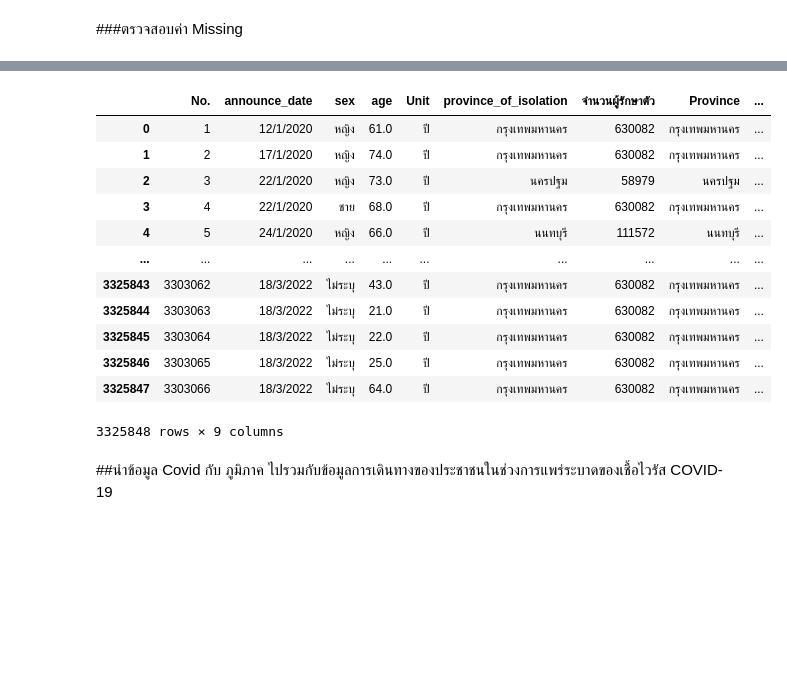
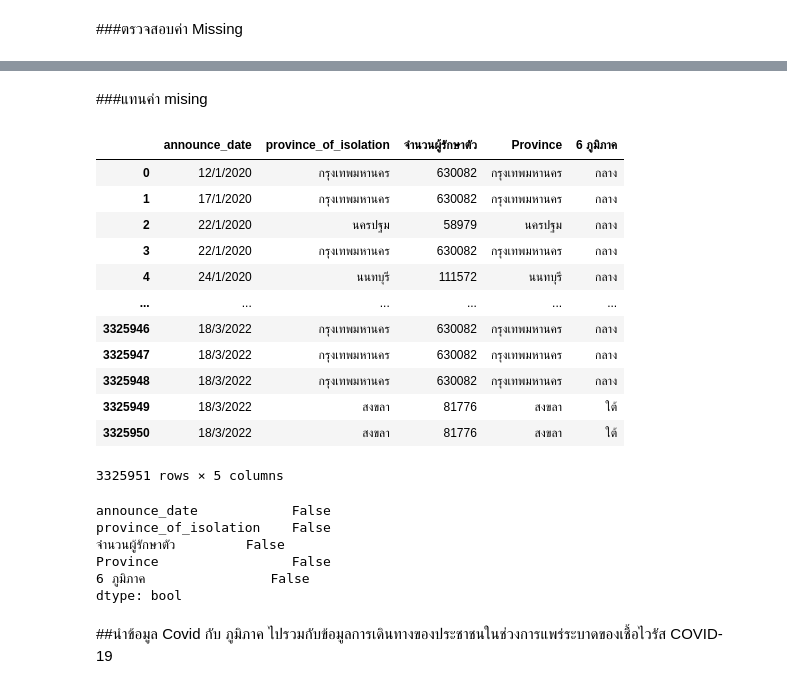
Before and after one commit to Nunticha24/data_viz_2022, a Jupyter notebook: Project_Dinosaur.ipynb, the cells around one changed output, grey strips where cells are left out. Saved outputs shown, nothing was run; the diff lists cells and outputs as text; code cells hidden in the pictures; blank space fills up the shorter version.

```diff
--- a/Project_Dinosaur.ipynb
+++ b/Project_Dinosaur.ipynb
@@ -166,3 +151,0 @@ See the caveats in the documentation: https://pandas.pydata.org/pandas-docs/stab
-# %%
-Covid = Covid.fillna(method="bfill") #ใช้ bfill คือการแทนที่ด้วยค่าถัดไปคือการนำค่าถัดไปที่มีค่า ของเซลล์ตัวเองมาแทนที่ลงในช่องที่เป็น NaN
-Covid.isnull().any() #เช็คข้อมูลในแต่ละคอลัมน์อีกครั้ง
@@ -176,0 +152,3 @@ dtype: bool
+# %%
+Covid = Covid.fillna(value={'province_of_isolation':'ไม่ระบุ'})
+Covid
@@ -234,6 +226,3 @@ Covid_gb
 | 76 | แม่ฮ่องสอน | 4475 |
 | 77 | ไม่ระบุ | 3956 |
 78 rows × 2 columns
-# %%
-datacovid_dropped = Covid.dropna() #drop ค่าว่างออกจากตาราง
-datacovid_dropped
@@ -275,6 +250,6 @@ covid_iso
 # %%
 data_region = {'Province': ['อำนาจเจริญ', 'บึงกาฬ', 'บุรีรัมย์', 'ชัยภูมิ', 'กาฬสินธุ์', 'ขอนแก่น', 'เลย', 'มหาสารคาม', 'มุกดาหาร', 'นครพนม', 'นครราชสีมา', 'หนองบัวลำภู', 'หนองคาย', 'ร้อยเอ็ด', 'สกลนคร', 'ศรีสะเกษ', 'สุรินทร์', 'อุบลราชธานี', 'อุดรธานี', 'ยโสธร','เชียงใหม่', 'เชียงราย', 'ลำปาง', 'ลำพูน', 'แม่ฮ่องสอน', 'น่าน', 'พะเยา', 'แพร่', 'อุตรดิตถ์','ตาก','สุโขทัย', 'พิษณุโลก', 'พิจิตร', 'กำแพงเพชร', 'เพชรบูรณ์','นครสวรรค์', 'อุทัยธานี','อ่างทอง', 'ชัยนาท', 'พระนครศรีอยุธยา', 'กรุงเทพมหานคร', 'ลพบุรี', 'นครปฐม', 'นนทบุรี', 'ปทุมธานี', 'สมุทรปราการ','สมุทรสาคร', 'สมุทรสงคราม','สระบุรี', 'สิงห์บุรี', 'สุพรรณบุรี','นครนายก','ฉะเชิงเทรา', 'จันทบุรี', 'ชลบุรี', 'ปราจีนบุรี', 'ระยอง', 'สระแก้ว', 'ตราด','กาญจนบุรี', 'ราชบุรี','เพชรบุรี', 'ประจวบคีรีขันธ์','ชุมพร', 'นครศรีธรรมราช', 'นราธิวาส', 'ปัตตานี', 'พัทลุง', 'สงขลา', 'สุราษฎร์ธานี', 'ยะลา','กระบี่', 'พังงา', 'ภูเก็ต', 'ระนอง', 'สตูล', 'ตรัง'],
-            '6 ภูมิภาค (ภูมิศาสตร์)': ['ตะวันออกเฉียงเหนือ','ตะวันออกเฉียงเหนือ','ตะวันออกเฉียงเหนือ','ตะวันออกเฉียงเหนือ','ตะวันออกเฉียงเหนือ','ตะวันออกเฉียงเหนือ','ตะวันออกเฉียงเหนือ','ตะวันออกเฉียงเหนือ','ตะวันออกเฉียงเหนือ','ตะวันออกเฉียงเหนือ','ตะวันออกเฉียงเหนือ','ตะวันออกเฉียงเหนือ','ตะวันออกเฉียงเหนือ','ตะวันออกเฉียงเหนือ','ตะวันออกเฉียงเหนือ','ตะวันออกเฉียงเหนือ','ตะวันออกเฉียงเหนือ','ตะวันออกเฉียงเหนือ','ตะวันออกเฉียงเหนือ','ตะวันออกเฉียงเหนือ','เหนือ','เหนือ','เหนือ','เหนือ','เหนือ','เหนือ','เหนือ','เหนือ','เหนือ','ตะวันตก','กลาง','กลาง','กลาง','กลาง','กลาง','กลาง','กลาง','กลาง','กลาง','กลาง','กลาง','กลาง','กลาง','กลาง','กลาง','กลาง','กลาง','กลาง','กลาง','กลาง','กลาง','กลาง','ตะวันออก','ตะวันออก','ตะวันออก','ตะวันออก','ตะวันออก','ตะวันออก','ตะวันออก','ตะวันตก','ตะวันตก','ตะวันตก','ตะวันตก','ใต้','ใต้','ใต้','ใต้','ใต้','ใต้','ใต้','ใต้','ใต้','ใต้','ใต้','ใต้','ใต้','ใต้']
+            '6 ภูมิภาค': ['ตะวันออกเฉียงเหนือ','ตะวันออกเฉียงเหนือ','ตะวันออกเฉียงเหนือ','ตะวันออกเฉียงเหนือ','ตะวันออกเฉียงเหนือ','ตะวันออกเฉียงเหนือ','ตะวันออกเฉียงเหนือ','ตะวันออกเฉียงเหนือ','ตะวันออกเฉียงเหนือ','ตะวันออกเฉียงเหนือ','ตะวันออกเฉียงเหนือ','ตะวันออกเฉียงเหนือ','ตะวันออกเฉียงเหนือ','ตะวันออกเฉียงเหนือ','ตะวันออกเฉียงเหนือ','ตะวันออกเฉียงเหนือ','ตะวันออกเฉียงเหนือ','ตะวันออกเฉียงเหนือ','ตะวันออกเฉียงเหนือ','ตะวันออกเฉียงเหนือ','เหนือ','เหนือ','เหนือ','เหนือ','เหนือ','เหนือ','เหนือ','เหนือ','เหนือ','ตะวันตก','กลาง','กลาง','กลาง','กลาง','กลาง','กลาง','กลาง','กลาง','กลาง','กลาง','กลาง','กลาง','กลาง','กลาง','กลาง','กลาง','กลาง','กลาง','กลาง','กลาง','กลาง','กลาง','ตะวันออก','ตะวันออก','ตะวันออก','ตะวันออก','ตะวันออก','ตะวันออก','ตะวันออก','ตะวันตก','ตะวันตก','ตะวันตก','ตะวันตก','ใต้','ใต้','ใต้','ใต้','ใต้','ใต้','ใต้','ใต้','ใต้','ใต้','ใต้','ใต้','ใต้','ใต้']
 }
 data_region = pd.DataFrame.from_dict(data_region)
 data_region #แสดงตาราง Region
@@ -400,21 +371,32 @@ Province                   True
 dtype: bool
+# %% [markdown]
+###แทนค่า mising
 # %%
-covid_re = covid_re.fillna(value={'จังหวัด':'ไม่ระบุ','6 ภูมิภาค (ภูมิศาสตร์)':'ไม่ระบุ'})
+covid_re = covid_re.fillna(value={'Province':'ไม่ระบุ','6 ภูมิภาค':'ไม่ระบุ'})
 covid_re
 # %% [output]
-|  | No. | announce_date | sex | age | Unit | province_of_isolation | จำนวนผู้รักษาตัว | Province | ... |
-| 0 | 1 | 12/1/2020 | หญิง | 61.0 | ปี | กรุงเทพมหานคร | 630082 | กรุงเทพมหานคร | ... |
-| 1 | 2 | 17/1/2020 | หญิง | 74.0 | ปี | กรุงเทพมหานคร | 630082 | กรุงเทพมหานคร | ... |
-| 2 | 3 | 22/1/2020 | หญิง | 73.0 | ปี | นครปฐม | 58979 | นครปฐม | ... |
-| 3 | 4 | 22/1/2020 | ชาย | 68.0 | ปี | กรุงเทพมหานคร | 630082 | กรุงเทพมหานคร | ... |
-| 4 | 5 | 24/1/2020 | หญิง | 66.0 | ปี | นนทบุรี | 111572 | นนทบุรี | ... |
-| ... | ... | ... | ... | ... | ... | ... | ... | ... | ... |
-| 3325843 | 3303062 | 18/3/2022 | ไม่ระบุ | 43.0 | ปี | กรุงเทพมหานคร | 630082 | กรุงเทพมหานคร | ... |
-| 3325844 | 3303063 | 18/3/2022 | ไม่ระบุ | 21.0 | ปี | กรุงเทพมหานคร | 630082 | กรุงเทพมหานคร | ... |
-| 3325845 | 3303064 | 18/3/2022 | ไม่ระบุ | 22.0 | ปี | กรุงเทพมหานคร | 630082 | กรุงเทพมหานคร | ... |
-| 3325846 | 3303065 | 18/3/2022 | ไม่ระบุ | 25.0 | ปี | กรุงเทพมหานคร | 630082 | กรุงเทพมหานคร | ... |
-| 3325847 | 3303066 | 18/3/2022 | ไม่ระบุ | 64.0 | ปี | กรุงเทพมหานคร | 630082 | กรุงเทพมหานคร | ... |
+|  | announce_date | province_of_isolation | จำนวนผู้รักษาตัว | Province | 6 ภูมิภาค |
+| 0 | 12/1/2020 | กรุงเทพมหานคร | 630082 | กรุงเทพมหานคร | กลาง |
+| 1 | 17/1/2020 | กรุงเทพมหานคร | 630082 | กรุงเทพมหานคร | กลาง |
+| 2 | 22/1/2020 | นครปฐม | 58979 | นครปฐม | กลาง |
+| 3 | 22/1/2020 | กรุงเทพมหานคร | 630082 | กรุงเทพมหานคร | กลาง |
+| 4 | 24/1/2020 | นนทบุรี | 111572 | นนทบุรี | กลาง |
+| ... | ... | ... | ... | ... | ... |
+| 3325946 | 18/3/2022 | กรุงเทพมหานคร | 630082 | กรุงเทพมหานคร | กลาง |
+| 3325947 | 18/3/2022 | กรุงเทพมหานคร | 630082 | กรุงเทพมหานคร | กลาง |
+| 3325948 | 18/3/2022 | กรุงเทพมหานคร | 630082 | กรุงเทพมหานคร | กลาง |
+| 3325949 | 18/3/2022 | สงขลา | 81776 | สงขลา | ใต้ |
+| 3325950 | 18/3/2022 | สงขลา | 81776 | สงขลา | ใต้ |
-3325848 rows × 9 columns
+3325951 rows × 5 columns
+# %%
+covid_re.isnull().any()
+# %% [output]
+announce_date            False
+province_of_isolation    False
+จำนวนผู้รักษาตัว         False
+Province                 False
+6 ภูมิภาค                False
+dtype: bool
 # %% [markdown]
 ##นำข้อมูล Covid กับ ภูมิภาค ไปรวมกับข้อมูลการเดินทางของประชาชนในช่วงการแพร่ระบาดของเชื้อไวรัส COVID-19
 # %%
```
Also changed, not shown: parts of 31 cells of this notebook.
